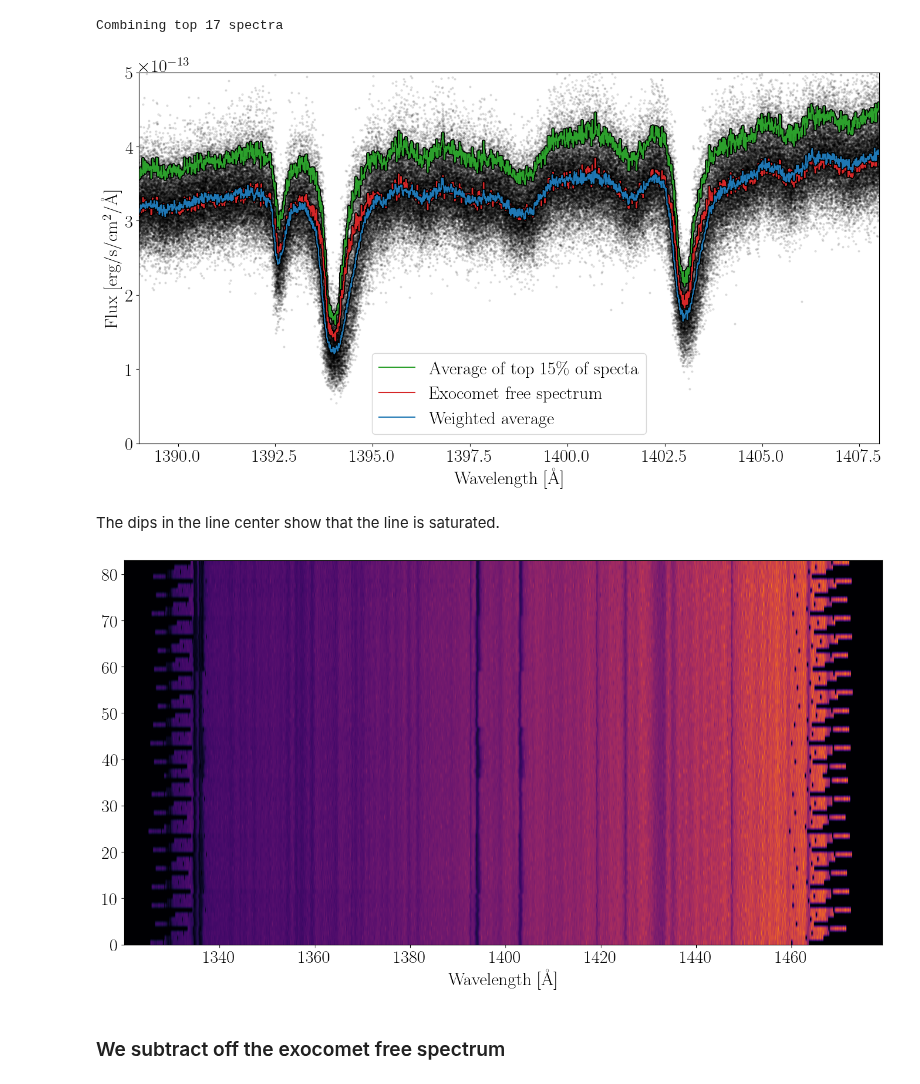
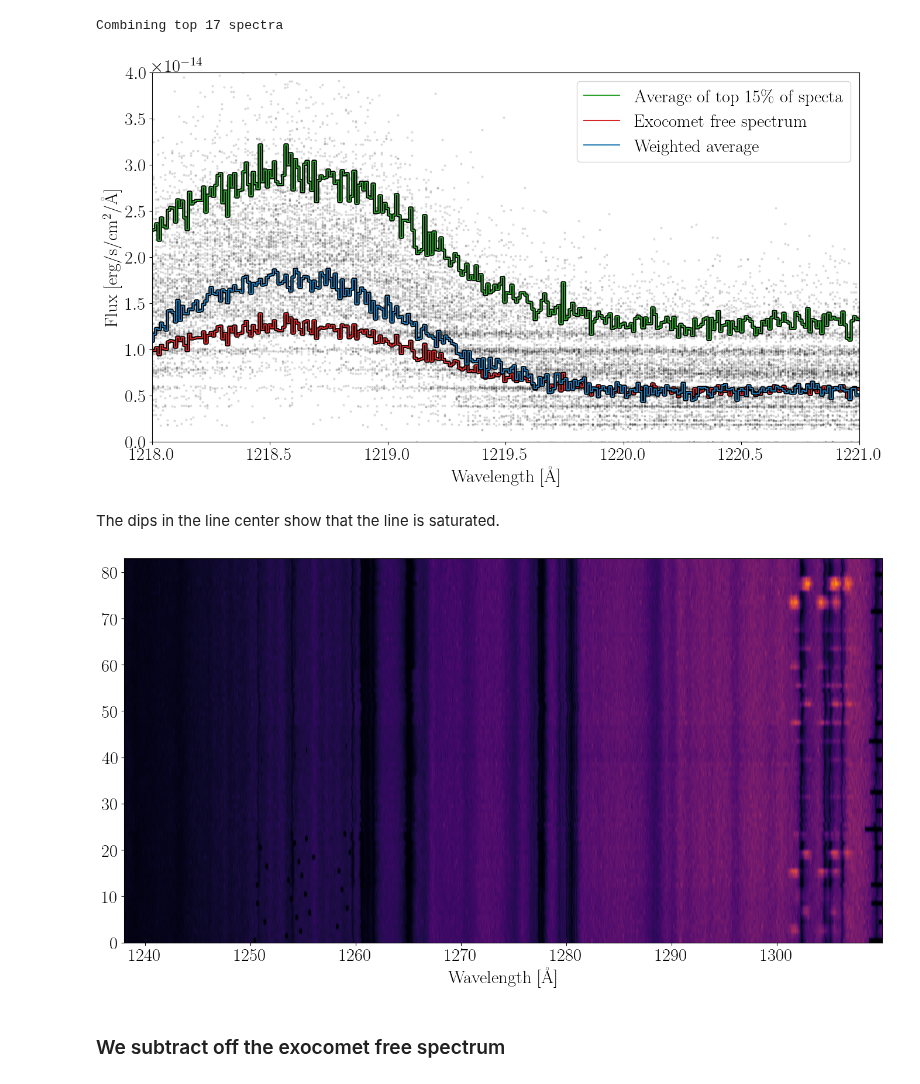
Before and after one commit to bdrdavies/exocomets, a Jupyter notebook: notebooks/exocomet_free_spectrum.ipynb, the cells around one changed output. Cells and saved outputs as stored; diff of their text form; code cells hidden in the pictures.

```diff
--- a/notebooks/exocomet_free_spectrum.ipynb
+++ b/notebooks/exocomet_free_spectrum.ipynb
@@ -107,7 +107,7 @@ if part == "A":
 else:
     cut_off = 0.20
     #s1, s2 = c.RegionSelect(w, 1180, 1187)
-    s1, s2 = c.RegionSelect(w, 1284, 1286)
+    s1, s2 = c.RegionSelect(w, 1220, 1221)
 
 # Calculate how many spectra are used to create the exocomet free spectrum
 top = round(len(spec)*cut_off)
@@ -160,34 +160,34 @@ plt.rcParams.update(plotting_params)
 # %%
 #%matplotlib widget
 #fig = plt.figure(figsize=(16.0,10.0))
 fig = plt.figure(figsize=(14.0,8.0))
 
 for i in range(len(DP)):
     for j in range(len(DP[i])):
         plt.scatter(DP[i][j][0],DP[i][j][1],c="black",alpha=0.1)
 #plt.step(DP[0][0][0],ecf_old,c="blue",alpha=0.5,label="ECF_old")
 plt.step(DP[0][0][0],spec_top_ave,color="black",lw="4")
 plt.step(DP[0][0][0],spec_top_ave,color="#2CA02C",label="Average of top 15\% of specta")
 plt.step(DP[0][0][0],ecf,color="black",lw="4")
 plt.step(DP[0][0][0],ecf,color="#D62728",label="Exocomet free spectrum")
 plt.step(DP[0][0][0],spec_w_ave,color="black",lw="4")
 plt.step(DP[0][0][0],spec_w_ave,label="Weighted average")
 
 if part == "A":
     plt.legend(loc='lower center', numpoints=1)
     plt.xlim(1389,1408)
     plt.ylim(0,5e-13)
 else:
     plt.legend(loc='upper right', numpoints=1)
-    plt.xlim(1160,1325)
-    plt.ylim(0,5e-13)
+    plt.xlim(1218,1221)
+    plt.ylim(0,0.4e-13)
 
 
 plt.xlabel(r'Wavelength [\AA]')
 plt.ylabel(r'Flux [erg/s/cm$^2$/\AA]')
 fig.tight_layout()
 # %% [output]
-[figure, old version]
+[figure, new version]
 # %% [markdown]
 The dips in the line center show that the line is saturated.
 # %%
@@ -219,9 +219,9 @@ plt.imshow(S,cmap=cmap,extent=[wave[0],wave[-1],0,len(S)],vmin=0,aspect='auto')
 
 plt.xlabel(r'Wavelength [\AA]')
 fig.tight_layout()
-plt.savefig(home+'/plots/presentation/spectra_'+part+'_blue.jpg',dpi=150)
+#plt.savefig(home+'/plots/presentation/spectra_'+part+'_blue.jpg',dpi=150)
 # %% [output]
-[figure, old version]
+[figure, new version]
 # %% [markdown]
 ### We subtract off the exocomet free spectrum
 # %%
```
Also changed, not shown: parts of 2 cells of this notebook, 5 other files.
